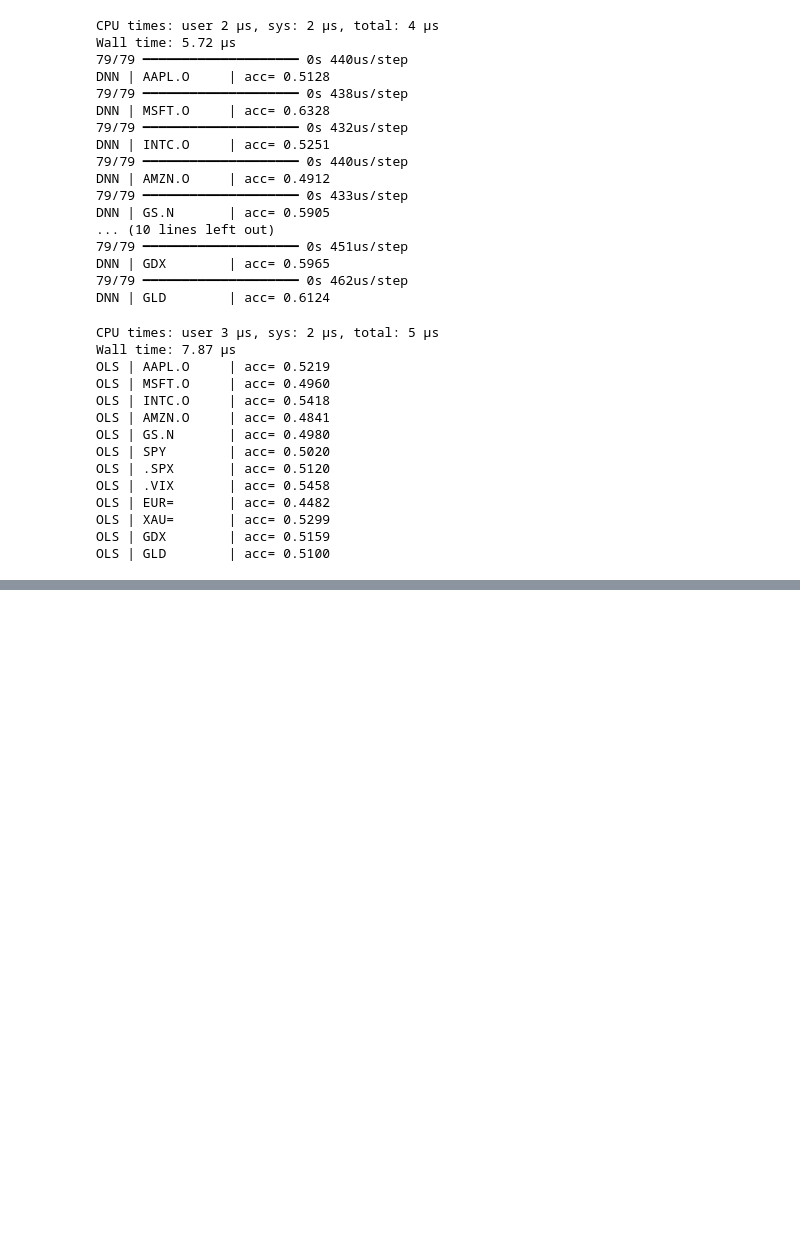
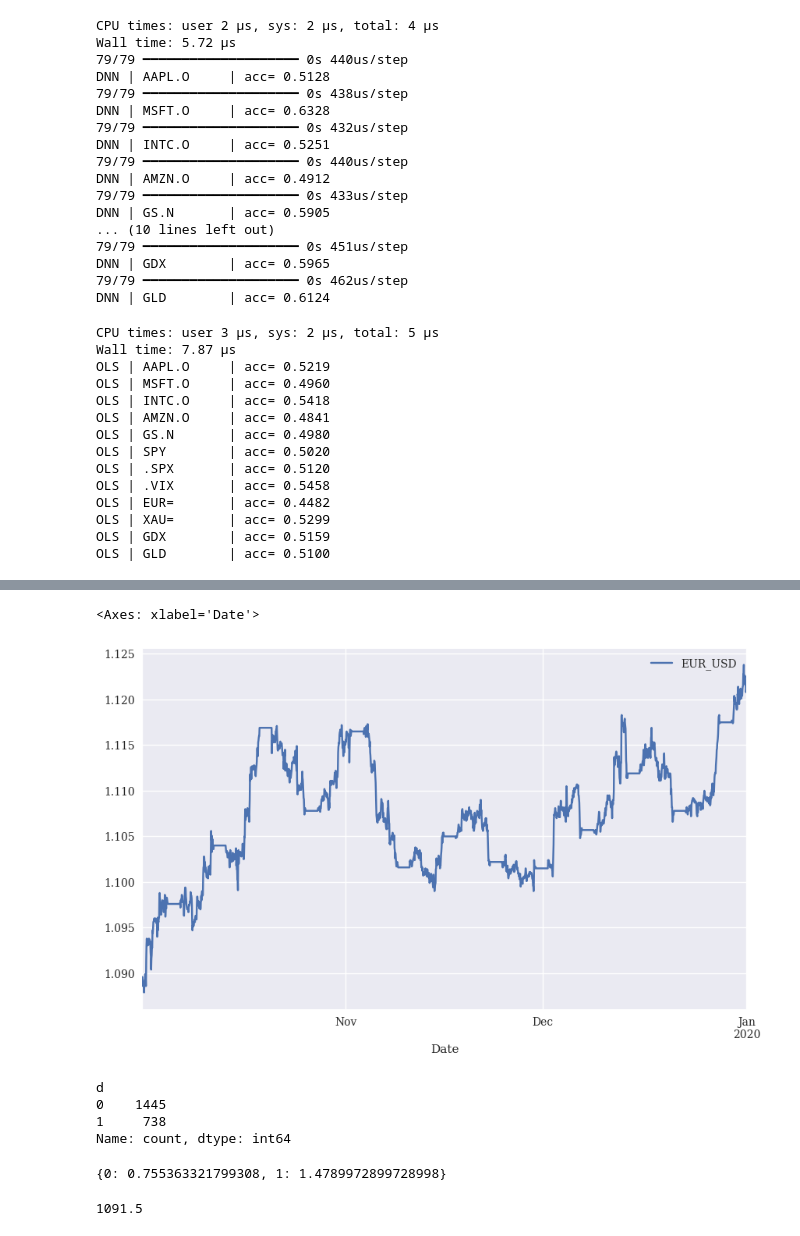
Before and after one commit to eHattori/exercism, a Jupyter notebook: python/ai-finance.ipynb, the cells around one changed output, grey strips where cells are left out. Drawn from its saved outputs; the diff is of its cells as text; code cells hidden in the pictures; blank space fills up the shorter version.

```diff
--- a/python/ai-finance.ipynb
+++ b/python/ai-finance.ipynb
@@ -260,4 +262,9 @@ OLS | XAU=       | acc= 0.5299
 OLS | GDX        | acc= 0.5159
 OLS | GLD        | acc= 0.5100
 # %%
+url = 'https://hilpisch.com/aiif_eikon_id_eur_usd.csv'
+symbol = 'EUR_USD'
+
+raw = pd.read_csv(url, index_col=0, parse_dates=True)
+raw.head()
 # %% [output]
@@ -264,0 +292,6 @@ Num GPUs Available:  0
+# %%
+data = pd.DataFrame(raw['CLOSE'].loc[:])
+data.columns = [symbol]
+
+data = data.resample('1h', label='right').last().ffill()
+data.info()
@@ -264,0 +308,5 @@ Num GPUs Available:  0
+# %%
+data.plot(figsize=(10,6))
+# %% [output]
+<Axes: xlabel='Date'>
+[figure, added]
@@ -264,0 +340,8 @@ Num GPUs Available:  0
+# %%
+c = data['d'].value_counts()
+c
+# %% [output]
+d
+0    1445
+1     738
+Name: count, dtype: int64
@@ -264,0 +354,9 @@ Num GPUs Available:  0
+# %%
+class_weigth =  cw(data)
+class_weigth
+# %% [output]
+{0: 0.755363321799308, 1: 1.4789972899728998}
+# %%
+class_weigth[1] * c[1]
+# %% [output]
+1091.5
```
Also changed, not shown: parts of 28 cells of this notebook.
